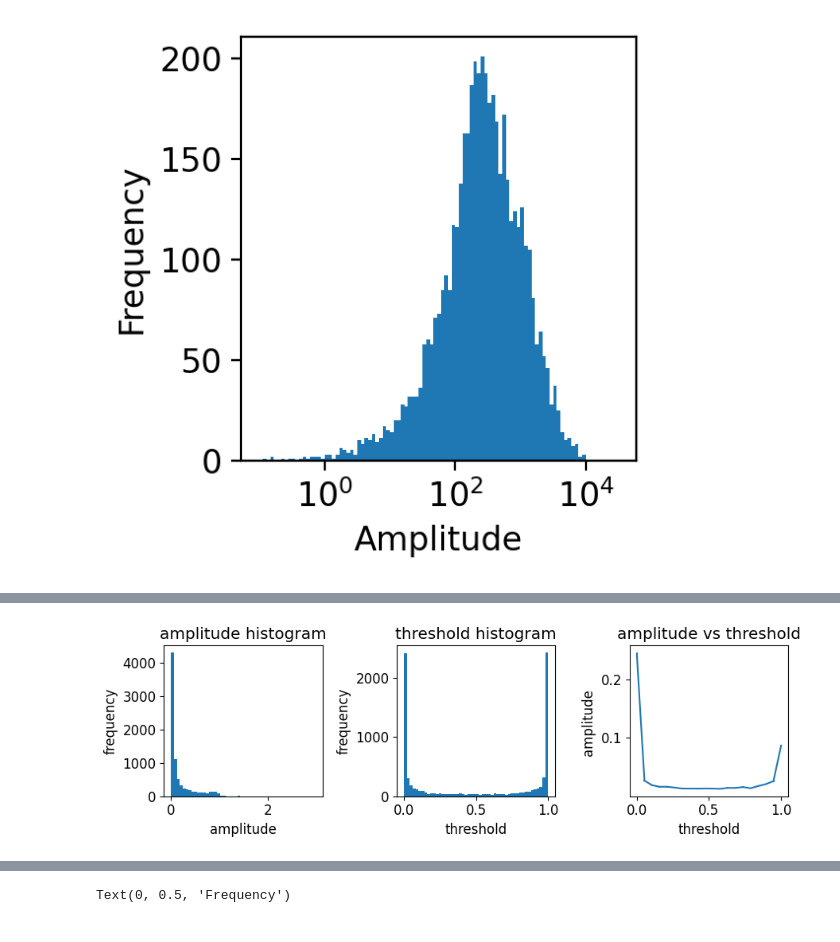
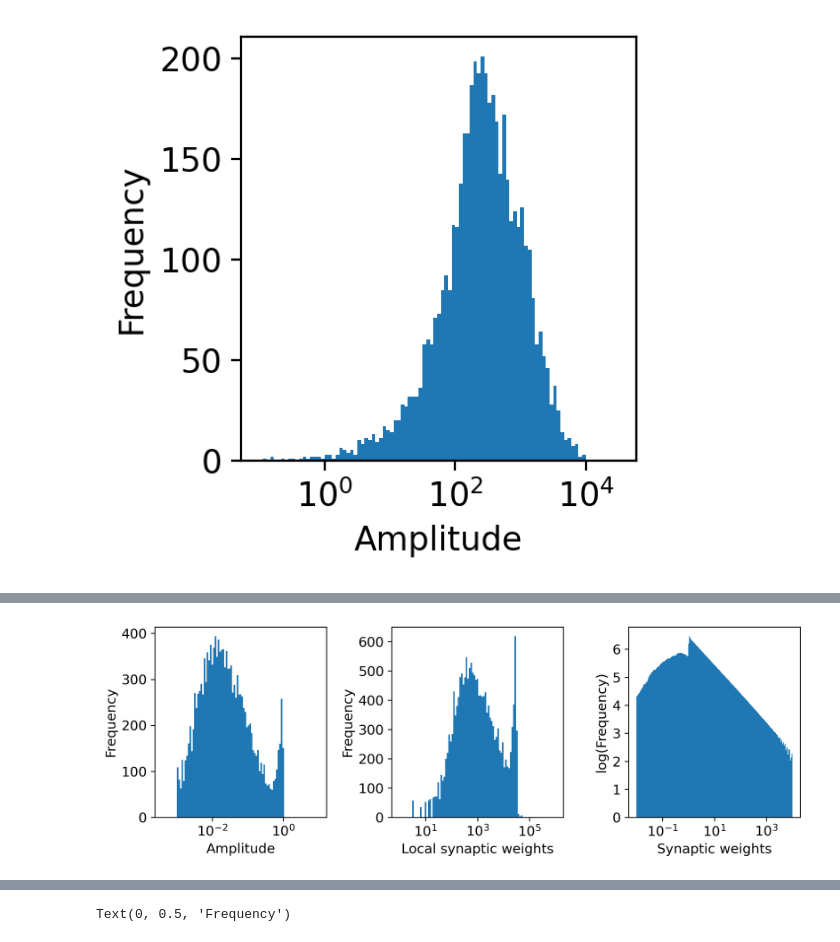
Before and after one commit to london-and-tequila/parallel_synapse_capacity, a Jupyter notebook: plot_results.ipynb, the cells around one changed output, grey strips where cells are left out. Drawn from its saved outputs; the diff is of its cells as text; code cells hidden in the pictures.

```diff
--- a/plot_results.ipynb
+++ b/plot_results.ipynb
@@ -17,10 +17,10 @@ from utils_parallel_syn_gradient import *
 experi = {}
 allN = set()
 allM = set()
-for N in [20, 50]:
-    path = glob.glob(
-        "./N_" + str(N) + "_noise_png/*seed_[0-9]*_repeat_20.png"
-    ) + glob.glob("./N_" + str(N) + "_noise_png/*seed_[0-9]*_repeat_20_true.png")
+for N in [200]:
+    path = glob.glob("./N_" + str(N) + "_png/*seed_[0-9].png") + glob.glob(
+        "./N_" + str(N) + "_png/*seed_[0-9]_true.png"
+    )
 
     for p_ in path:
         params = p_.split("/")[-1].replace(".png", "").split("_")
@@ -72,8 +72,8 @@ for N in arrayN:
             countTrialDict[(N, M)] = []
 
 for N, M in countTrialDict:
-    if M != 10:
-        continue
+    # if M != 10:
+    #     continue
     print("N, M:", N, M, " P, alpha, count, rate: ")
     print(countTrialDict[(N, M)])
     print("----")
@@ -839,7 +925,7 @@ plt.show()
 # %%
-N = 1000
-P = 16000
-seed = 1
+N = 2000
+P = 32000
+seed = 0
 actv = []
 for i in range(1):
     with open(
@@ -868,4 +955,6 @@ plt.show()
 # %%
+from itertools import chain
+
 amp = np.diff(actv, axis=1)
 nBin = 20
 ampli = []
@@ -877,7 +966,73 @@ for i in range(nBin):
     tmp = amp[:, start:end]
     ampli.append(tmp[tmp > 0.001])
 thres = [np.where(amp[i, :] > 0)[0] / amp.shape[1] for i in range(amp.shape[0])]
-plt.figure(figsize=(9, 3.0))
+x = np.linspace(0, 1, P + 1)
+actv_local_slope = np.diff(actv, axis=1) / np.diff(x)
+actv_local_slope = actv_local_slope[
+    ~np.isnan(actv_local_slope) & (actv_local_slope > 1e-4)
+]
+
+actv_global_slope = (actv[:, 1:] - actv[:, 0].reshape(-1, 1)) / (x[1:] - x[0]).ravel()
+print(actv_global_slope.shape)
+actv_global_slope = actv_global_slope[
+    ~np.isnan(actv_global_slope) & (actv_global_slope > 1e-4)
+]
+# actv_global_slope.shape
+
+
+plt.figure(figsize=(9, 3.2), dpi=300)
+plt.subplot(1, 3, 1)
+ampli_array = np.array(list(chain(*ampli)))
+plt.hist(ampli_array[ampli_array > 1e-4], bins=np.logspace(-3.4, 1, 100))
+plt.xscale("log")
+plt.xlabel("Amplitude")
+plt.ylabel("Frequency")
+plt.subplot(1, 3, 2)
+plt.hist(actv_local_slope, bins=np.logspace(0, 6, 100))
+plt.xscale("log")
+plt.xlabel("Local synaptic weights")
+plt.ylabel("Frequency")
+plt.subplot(1, 3, 3)
+freq, bins = np.histogram(actv_global_slope, bins=np.logspace(-2, 4, 200))
+bin_centers = (bins[:-1] + bins[1:]) / 2
+# freq[freq < 1e3] = 0  # Zero out frequencies below 10^3
+
+# plt.yscale('log')
+plt.bar(bin_centers, np.log10(freq), width=np.diff(bins), align="center", alpha=1)
+plt.xscale("log")
+plt.xlabel("Synaptic weights")
+plt.ylabel("log(Frequency)")
+plt.tight_layout()
+
+plt.savefig("ampli_hist_slope_monsyn_solved.pdf")
+plt.show()
+
+plt.figure(figsize=(4, 4.0))
+actv_global_slope = (actv[:, 1:] - actv[:, 0].reshape(-1, 1)) / (x[1:] - x[0]).ravel()
+
+plt.plot(np.nanmean(actv_global_slope, axis=0))
+plt.xlabel("input index")
+plt.ylabel("slope")
+plt.tight_layout()
+plt.savefig("slope_monsyn_solved1.pdf")
+plt.show()
+
+idx = 1
+plt.figure(figsize=(4, 4.0))
+actv_global_slope = (actv[:, idx:] - actv[:, 0].reshape(-1, 1)) / (
+    x[idx:] - x[0]
+).ravel()
+
+plt.plot(np.nanmean(actv_global_slope, axis=0))
+plt.yscale("log")
+plt.xlabel("input index")
+plt.ylabel("slope")
+plt.tight_layout()
+plt.savefig("slope_monsyn_solved1.pdf")
+plt.show()
+
+plt.figure(figsize=(9, 3.2), dpi=300)
+
 plt.subplot(1, 3, 1)
 plt.hist(amp[amp > 0], bins=50)
 plt.xlabel("amplitude")
@@ -895,10 +1050,11 @@ plt.errorbar(
     [amp.mean() for amp in ampli],
     yerr=[amp.std() / np.sqrt(len(amp)) for amp in ampli],
 )
+
 plt.xlabel("threshold")
 plt.ylabel("amplitude ")
 plt.title("amplitude vs threshold")
 plt.tight_layout()
-plt.savefig("ampli_thres2.pdf")
+plt.savefig("ampli_thres_monsyn_solved.pdf")
 plt.show()
 # %% [output]
@@ -905 +1062 @@ plt.show()
-[figure, old version]
+[figure, new version]
```
Also changed, not shown: parts of 14 cells of this notebook, 11 other files.
